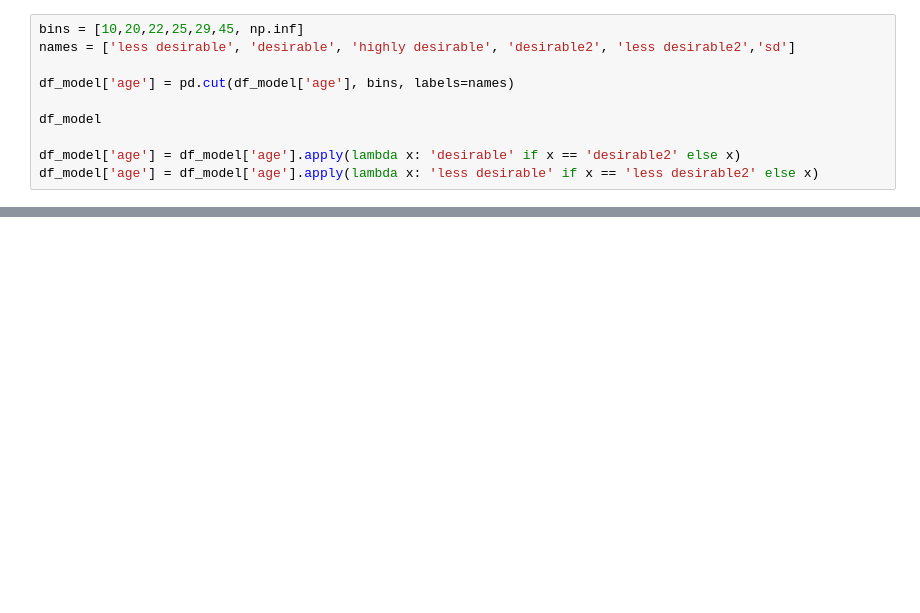
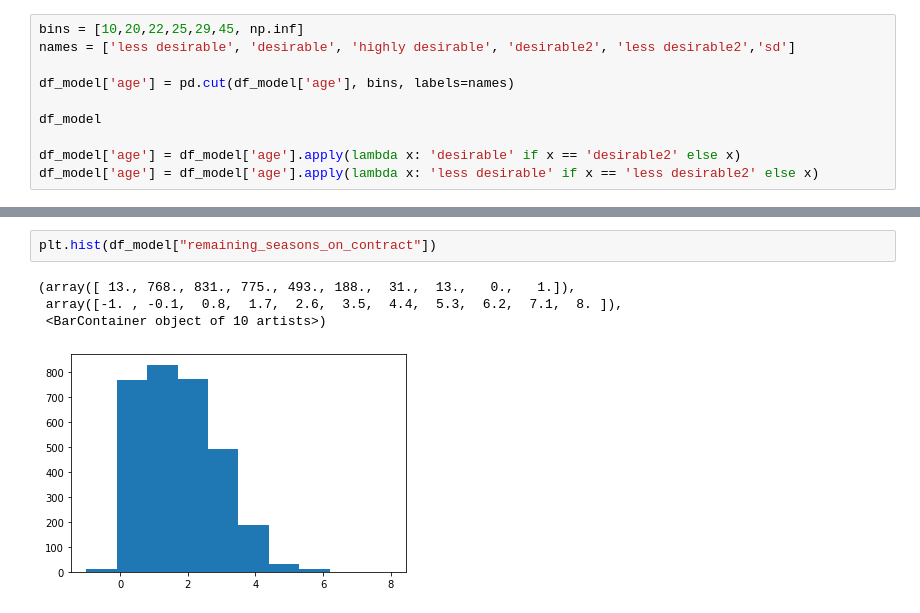
Before and after one commit to michaelschafhauser/market_value_predictor, a Jupyter notebook: notebooks/Ricardo/Model.ipynb, the cells around one changed output, grey strips where cells are left out. Drawn from its saved outputs; the diff is of its cells as text; blank space fills up the shorter version.

```diff
--- a/notebooks/Ricardo/Model.ipynb
+++ b/notebooks/Ricardo/Model.ipynb
@@ -71,0 +138,7 @@ df_model
+# %%
+plt.hist(df_model["remaining_seasons_on_contract"])
+# %% [output]
+(array([ 13., 768., 831., 775., 493., 188.,  31.,  13.,   0.,   1.]),
+ array([-1. , -0.1,  0.8,  1.7,  2.6,  3.5,  4.4,  5.3,  6.2,  7.1,  8. ]),
+ <BarContainer object of 10 artists>)
+[figure, added]
```
Also changed, not shown: parts of 43 cells of this notebook.
